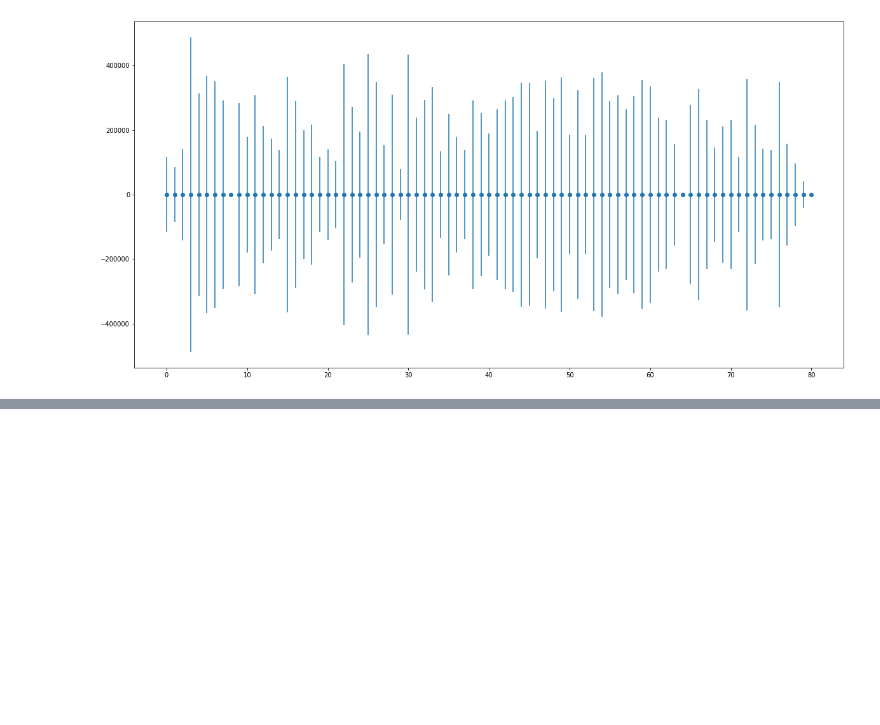
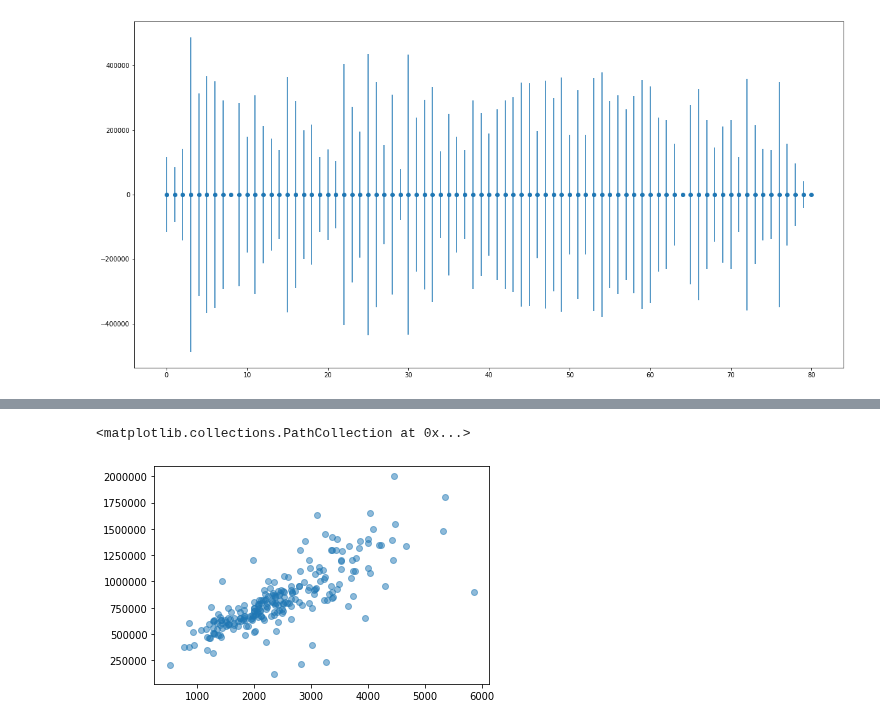
Before and after one commit to aabrahamson3/king-county-housing, a Jupyter notebook: notebooks/exploratory/Lucas/Zipcode.ipynb, the cells around one changed output, grey strips where cells are left out. Cells and saved outputs as stored; diff of their text form; code cells hidden in the pictures; blank space fills up the shorter version.

```diff
--- a/notebooks/exploratory/Lucas/Zipcode.ipynb
+++ b/notebooks/exploratory/Lucas/Zipcode.ipynb
@@ -636,0 +716,12 @@ already deleted
+# %%
+df_test2 = zip_res.join(df_clean[['sqfttotliving']])
+# %%
+df_072 = df_test2[df_test2['zip_98072']==True][['saleprice','sqfttotliving']]
+
+x = df_072['sqfttotliving']
+y = df_072['saleprice']
+
+plt.scatter(x, y, alpha=0.5)
+# %% [output]
+<matplotlib.collections.PathCollection at 0x...>
+[figure, added]
```
Also changed, not shown: parts of 21 cells of this notebook.
